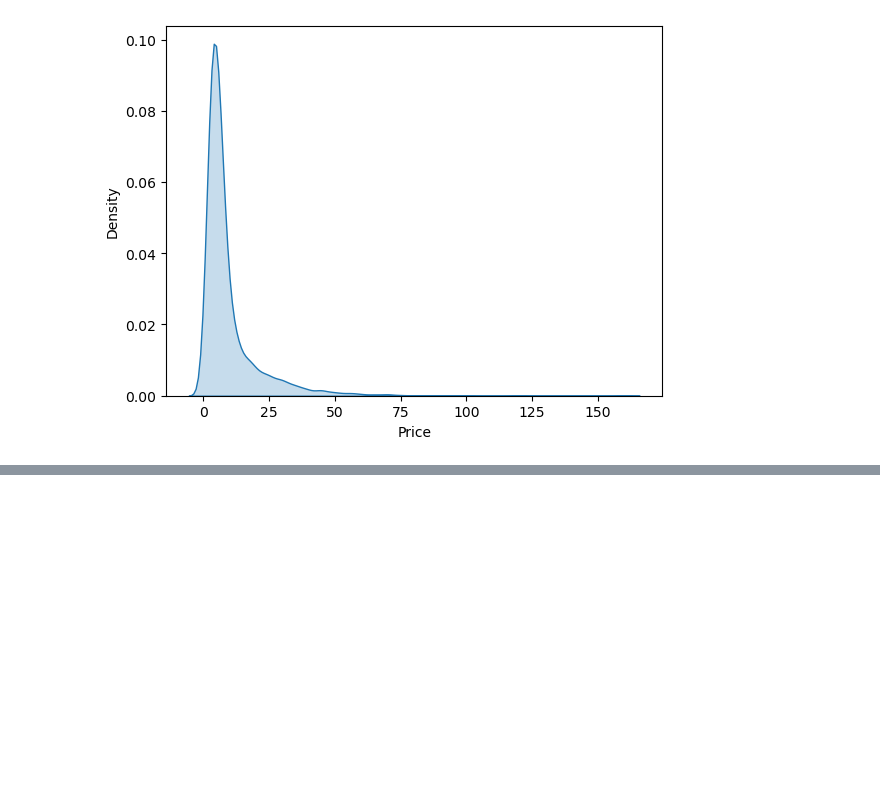
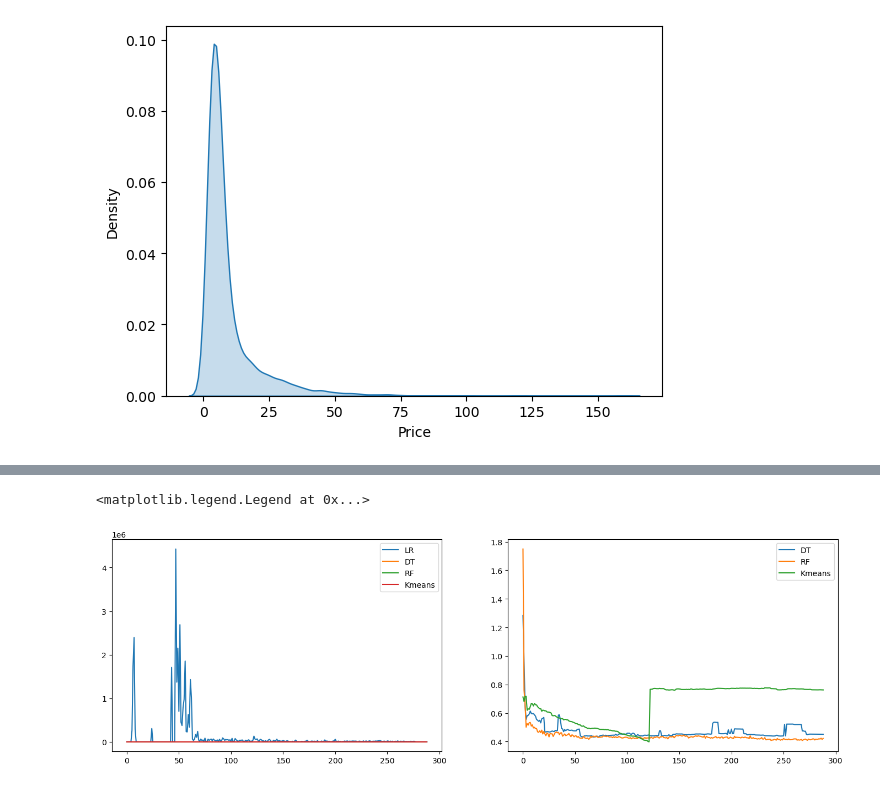
Before and after one commit to nuyhc/RWRS, a Jupyter notebook: 01_CarSales_Prep.ipynb, the cells around one changed output, grey strips where cells are left out. Saved outputs shown, nothing was run; the diff lists cells and outputs as text; code cells hidden in the pictures; blank space fills up the shorter version.

```diff
--- a/01_CarSales_Prep.ipynb
+++ b/01_CarSales_Prep.ipynb
@@ -162,0 +174,18 @@ data.to_csv("./Data/Prep_UsedCarSales/train.csv", index=False)
+# %%
+carprice = pd.read_csv("./Data/Results/CarResult_v1.csv")
+pred = pd.read_csv("./Data/Results/CarPred_v1.csv")
+# %%
+fig, ax = plt.subplots(nrows=1, ncols=2, figsize=(17, 5))
+ax[0].plot(carprice["LR"])
+ax[0].plot(carprice["DT"])
+ax[0].plot(carprice["RF"])
+ax[0].plot(carprice["adj_Kmeans"])
+ax[0].legend(["LR", "DT", "RF", "Kmeans"])
+#
+ax[1].plot(carprice["DT"])
+ax[1].plot(carprice["RF"])
+ax[1].plot(carprice["adj_Kmeans"])
+ax[1].legend(["DT", "RF", "Kmeans"])
+# %% [output]
+<matplotlib.legend.Legend at 0x...>
+[figure, added]
```
Also changed, not shown: parts of 6 cells of this notebook, 4 other files.
